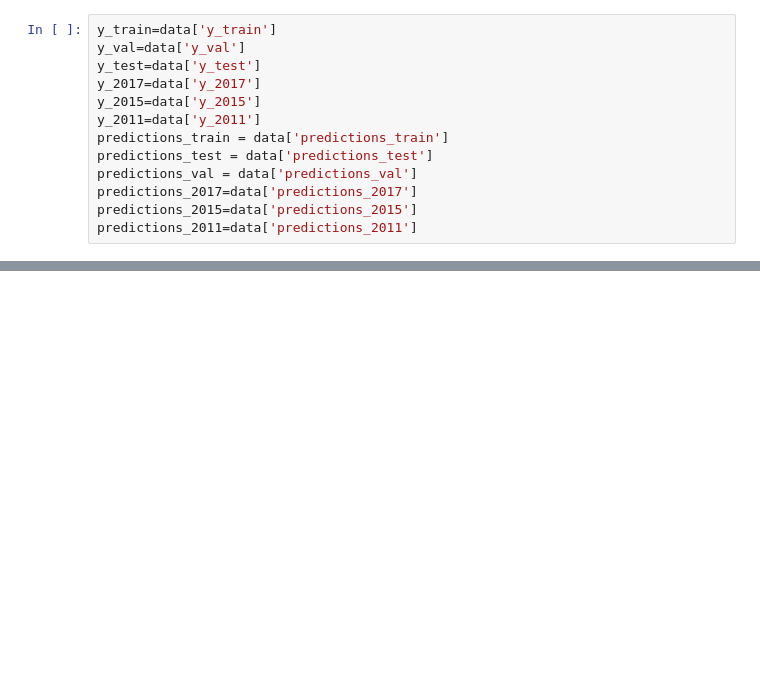
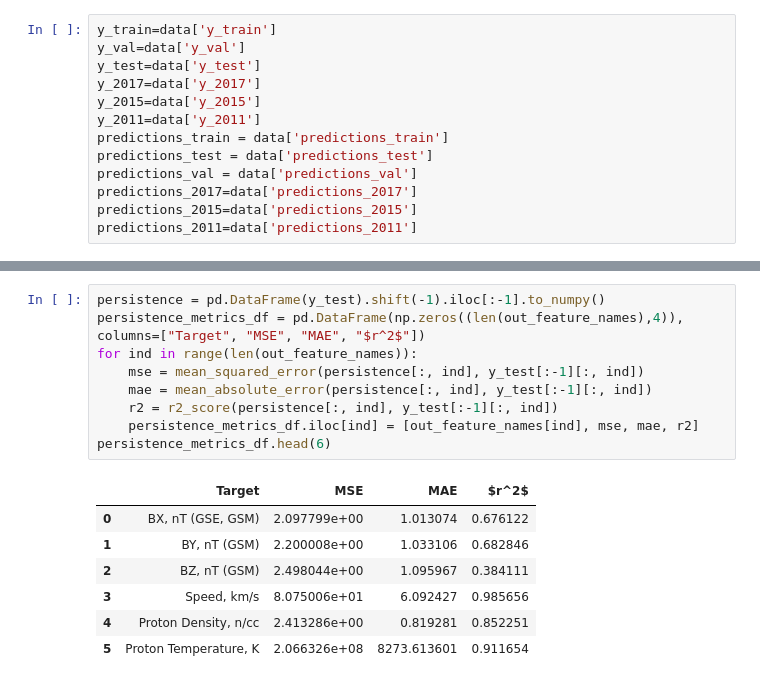
Before and after one commit to FrontierDevelopmentLab/2024-HL-GeoCL, a Jupyter notebook: 2020-FDL-X-Geo/sheath/Inference_XGBoost.ipynb, the cells around one changed output, grey strips where cells are left out. Drawn from its saved outputs; the diff is of its cells as text; blank space fills up the shorter version.

```diff
--- a/2020-FDL-X-Geo/sheath/Inference_XGBoost.ipynb
+++ b/2020-FDL-X-Geo/sheath/Inference_XGBoost.ipynb
@@ -29,0 +77,17 @@ plt.plot(predictions_train[:,ind],'g')
+# %%
+persistence = pd.DataFrame(y_test).shift(-1).iloc[:-1].to_numpy()
+persistence_metrics_df = pd.DataFrame(np.zeros((len(out_feature_names),4)), columns=["Target", "MSE", "MAE", "$r^2$"])
+for ind in range(len(out_feature_names)):
+    mse = mean_squared_error(persistence[:, ind], y_test[:-1][:, ind])
+    mae = mean_absolute_error(persistence[:, ind], y_test[:-1][:, ind])
+    r2 = r2_score(persistence[:, ind], y_test[:-1][:, ind])
+    persistence_metrics_df.iloc[ind] = [out_feature_names[ind], mse, mae, r2]
+persistence_metrics_df.head(6)
+# %% [output]
+|  | Target | MSE | MAE | $r^2$ |
+| 0 | BX, nT (GSE, GSM) | 2.097799e+00 | 1.013074 | 0.676122 |
+| 1 | BY, nT (GSM) | 2.200008e+00 | 1.033106 | 0.682846 |
+| 2 | BZ, nT (GSM) | 2.498044e+00 | 1.095967 | 0.384111 |
+| 3 | Speed, km/s | 8.075006e+01 | 6.092427 | 0.985656 |
+| 4 | Proton Density, n/cc | 2.413286e+00 | 0.819281 | 0.852251 |
+| 5 | Proton Temperature, K | 2.066326e+08 | 8273.613601 | 0.911654 |
```
Also changed, not shown: parts of 4 cells of this notebook.
